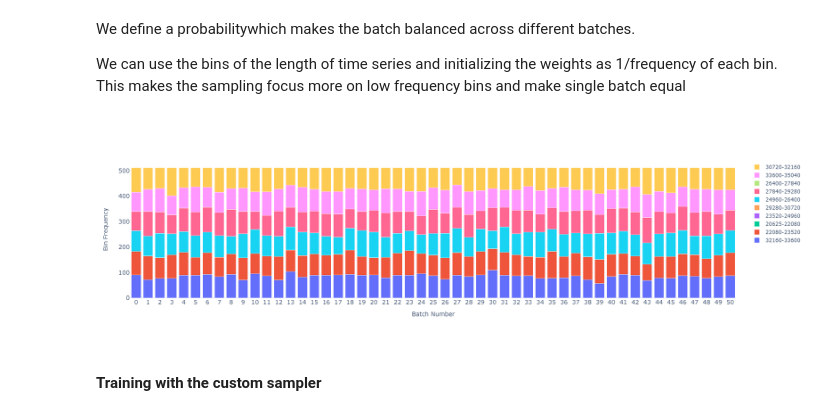
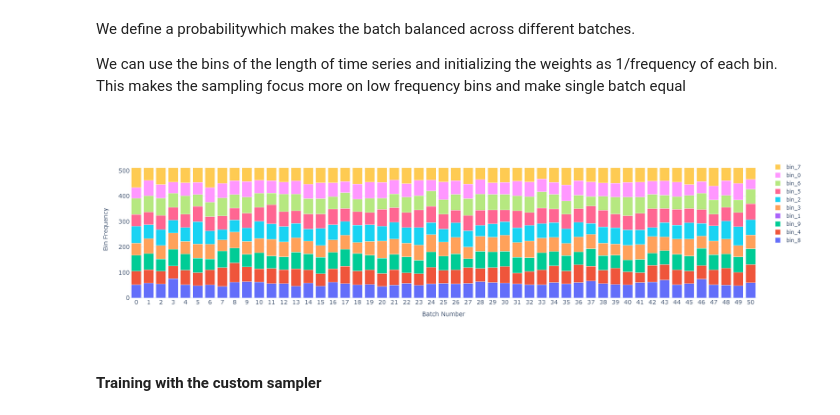
Before and after one commit to PacktPublishing/Modern-Time-Series-Forecasting-with-Python, a Jupyter notebook: notebooks/Chapter14/02-Global Deep Learning Models-Full.ipynb, the cells around one changed output. Drawn from its saved outputs; the diff is of its cells as text; code cells hidden in the pictures.

Commit message:
added global model weights changed and fixed the download_data

```diff
--- a/notebooks/Chapter14/02-Global Deep Learning Models-Full.ipynb
+++ b/notebooks/Chapter14/02-Global Deep Learning Models-Full.ipynb
@@ -660,7 +745,10 @@ if train_model:
     )
     #Loading the best model
     best_model_path = trainer.checkpoint_callback.best_model_path
+    best_model = SingleStepRNNModel.load_from_checkpoint(best_model_path)
+    print(f"Loading the best model from: {best_model_path}")
 else:
     best_model_path = saved_model_sampled if TRAIN_SUBSAMPLE else saved_model_full
-print(f"Loading the model from: {best_model_path}")
-best_model = SingleStepRNNModel.load_from_checkpoint(best_model_path)
+    load_weights(model, best_model_path)
+    best_model =  model
+    print ("Skipping Training and loading the model from {best_model_path}")
@@ -825,3 +929,6 @@ saved_model_full = 'notebooks/Chapter14/saved_models/baseline_time_varying_stati
+# %%
+saved_model_sampled = 'notebooks/Chapter14/saved_weights/baseline_time_varying_static_sampled.wt'
+saved_model_full = 'notebooks/Chapter14/saved_weights/baseline_time_varying_static.wt'
 # %%
 if train_model:
     trainer = pl.Trainer(
@@ -847,7 +954,10 @@ if train_model:
     )
     #Loading the best model
     best_model_path = trainer.checkpoint_callback.best_model_path
+    best_model = SingleStepRNNModel.load_from_checkpoint(best_model_path)
+    print(f"Loading the best model from: {best_model_path}")
 else:
     best_model_path = saved_model_sampled if TRAIN_SUBSAMPLE else saved_model_full
-print(f"Loading the model from: {best_model_path}")
-best_model = SingleStepRNNModel.load_from_checkpoint(best_model_path)
+    load_weights(model, best_model_path)
+    best_model =  model
+    print ("Skipping Training and loading the model from {best_model_path}")
@@ -1073,3 +1201,13 @@ import plotly.graph_objects as go
 from collections import defaultdict
 # %%
 n_bins= 10
+enc = training.categorical_encoders["__group_id__LCLid"]
+
+counts = train_df.groupby("LCLid")['timestamp'].count()
+out, bins = pd.cut(counts, bins=n_bins, retbins=True)
+out = out.cat.rename_categories({
+    f"bin_{i}" for i, _ in enumerate(out.cat.categories)
+})
+
+df = training.index.copy()
+df['bins'] = [f"bin_{i}" for i in np.digitize(df["count"].values, bins)]
@@ -1165,25 +1298,26 @@ all_batches = get_batch_count(train_dataloader, n=50)
 # %%
 fig = plot_batches(all_batches)
 fig.update_layout(
         autosize=False,
         width=900,
         height=500,
     # title_text="",
         yaxis=dict(
             title_text="Bin Frequency",
             titlefont=dict(size=14),
             tickfont=dict(size=14),
         ),
         xaxis=dict(
             title_text="Batch Number",
             titlefont=dict(size=14),
             tickfont=dict(size=14),
         ),
     barmode="stack",
     )
+fig.write_image("imgs/chapter_14/with_batchsamplers.png")
 fig.show()
 # %% [output]
-[figure, old version]
+[figure, new version]
 # %% [markdown]
 #### Training with the custom sampler
 # %%
```
Also changed, not shown: parts of 59 cells of this notebook, 18 other files.
